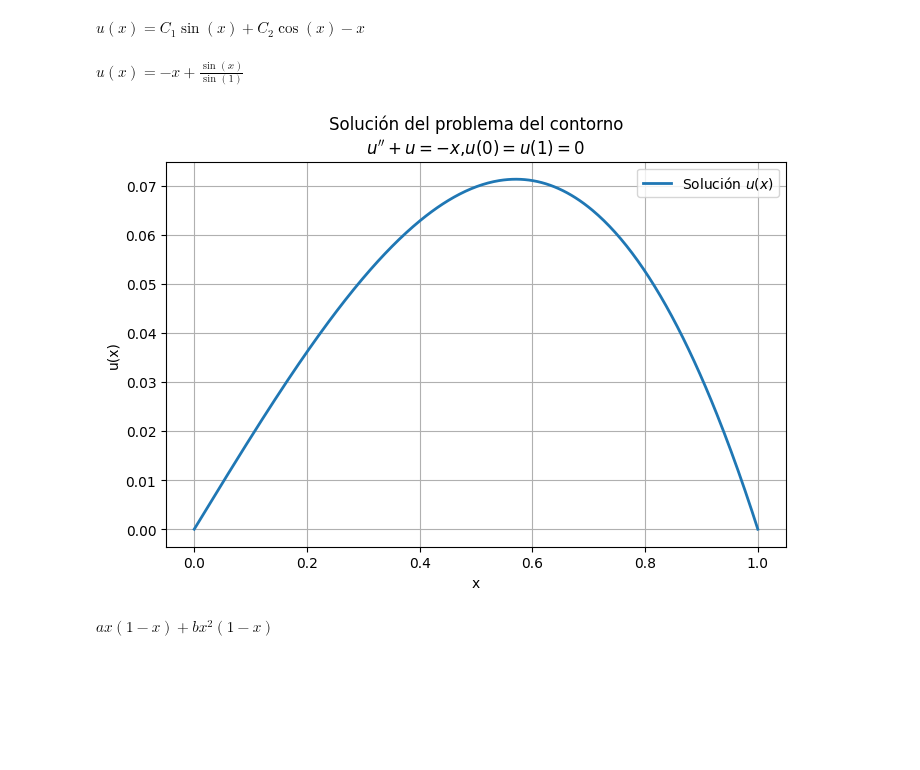
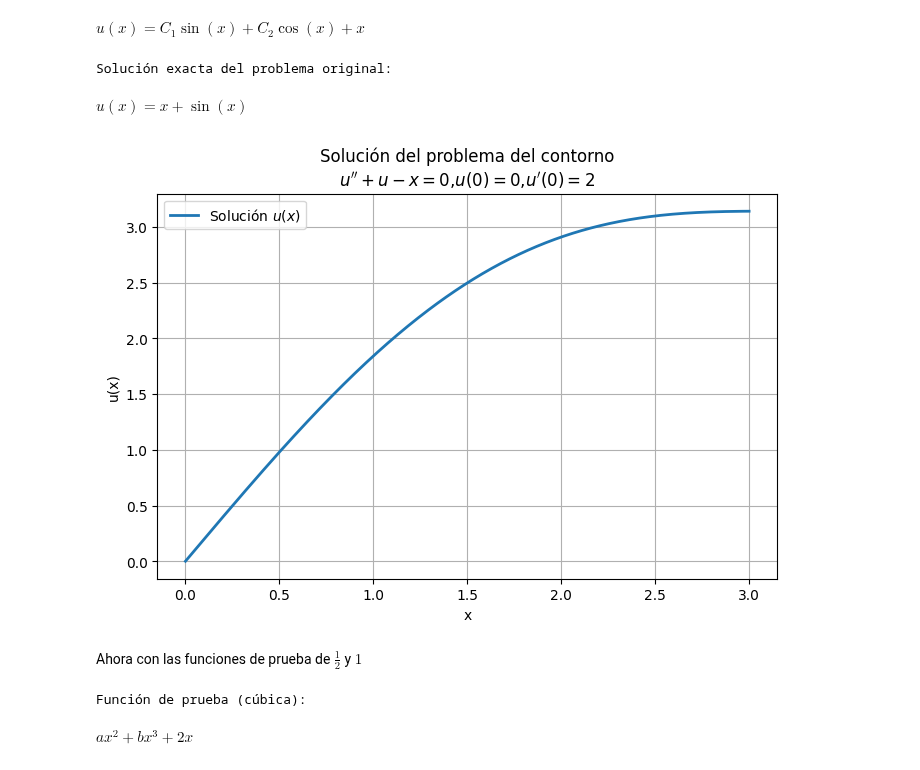
Before and after one commit to Annette-1/Ecuaciones_Diferenciales_Parciales, a Jupyter notebook: Método_de_colocación.ipynb, the cells around one changed output. Drawn from its saved outputs; the diff is of its cells as text; code cells hidden in the pictures; blank space fills up the shorter version.

```diff
--- a/Método_de_colocación.ipynb
+++ b/Método_de_colocación.ipynb
@@ -12,32 +159,35 @@ import matplotlib.pyplot as plt
 x=sp.symbols('x') #introducimos variable
 u=sp.Function('u') #esta es una función
 # %%
-ode= u(x).diff(x,x) +u(x)+x # está estructura es un diccionario
+# EDO: u'' + u = x
+ode= u(x).diff(x,x) +u(x) - x #  Nota: u'' + u = x => u'' + u - x = 0
 sp.dsolve(ode,u(x))
 # %% [output]
-$\displaystyle u{\left(x \right)} = C_{1} \sin{\left(x \right)} + C_{2} \cos{\left(x \right)} - x$
+$\displaystyle u{\left(x \right)} = C_{1} \sin{\left(x \right)} + C_{2} \cos{\left(x \right)} + x$
 # %%
-
-sol= sp.dsolve (ode,ics={u(0):0,u(1):0})
+# Resolver con condiciones iniciales: u(0)=0, u'(0)=2
+sol_exacta = sp.dsolve(ode, ics={u(0): 0, u(x).diff(x).subs(x, 0): 2})
-# %%
-sol
-# %% [output]
-$\displaystyle u{\left(x \right)} = - x + \frac{\sin{\left(x \right)}}{\sin{\left(1 \right)}}$
+# %%
+print("Solución exacta del problema original:")
+sol_exacta
+# %% [output]
+Solución exacta del problema original:
+$\displaystyle u{\left(x \right)} = x + \sin{\left(x \right)}$
 # %%
-u_expr= sol.rhs
-u_num= sp.lambdify (x,u_expr,"numpy")
-
+# Convertir a función numérica
+u_exact_expr = sol_exacta.rhs
+u_exact_num = sp.lambdify(x, u_exact_expr, "numpy") #numpy se usa para volver en un arreglo
 ##################
-xx=np.linspace(0,1,400)
-yy=u_num(xx)
+xx=np.linspace(0,3,500) #eje x de 0 a 3
+yy=u_exact_num(xx)
 
 plt.figure(figsize=(8,5))
 plt.plot(xx,yy,label="Solución $u(x)$",linewidth=2)
-plt.title("Solución del problema del contorno\n$u''+u=-x$,$u(0)=u(1)=0$")
+plt.title("Solución del problema del contorno\n$u''+u-x=0$,$u(0)=0$,$u'(0)=2$")
 plt.xlabel("x")
 plt.ylabel("u(x)")
 plt.grid(True)
 plt.legend()
 plt.show()
 # %% [output]
-[figure, old version]
+[figure, new version]
@@ -50,4 +194,2 @@ u_n=a*x*(1-x) + b*x**2*(1-x)
-# %%
-u_n
-# %% [output]
-$\displaystyle a x \left(1 - x\right) + b x^{2} \left(1 - x\right)$
+# %% [markdown]
+Ahora con las funciones de prueba de $\frac{1}{2}$ y $1$
@@ -53,0 +202,6 @@ $\displaystyle a x \left(1 - x\right) + b x^{2} \left(1 - x\right)$
+# %%
+print("\nFunción de prueba (cúbica):")
+u_n
+# %% [output]
+Función de prueba (cúbica):
+$\displaystyle a x^{2} + b x^{3} + 2 x$
```
Also changed, not shown: parts of 27 cells of this notebook.
